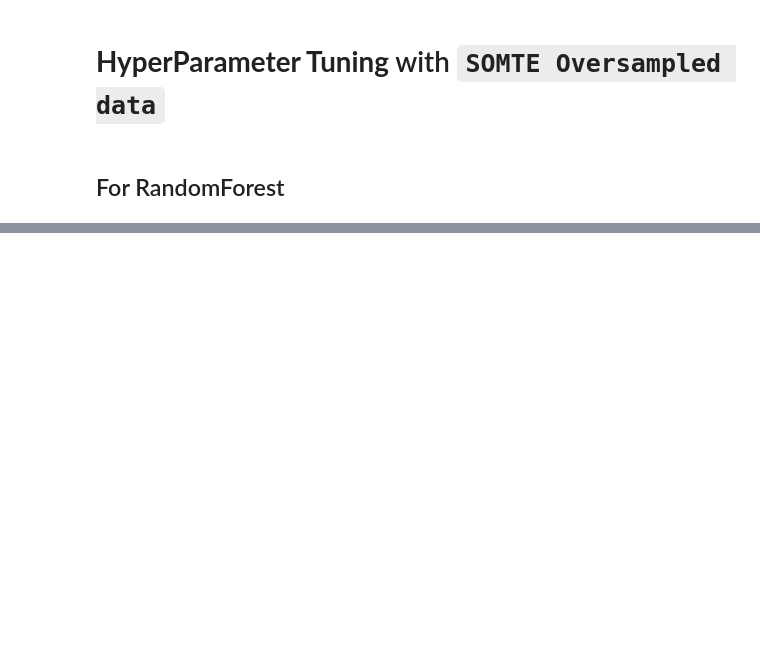
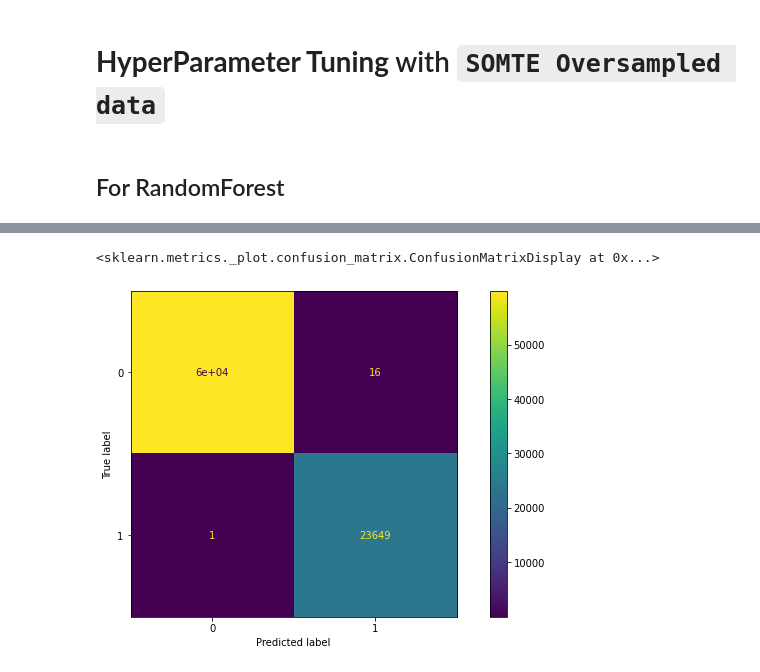
Before and after one commit to WazedKhan/Thesis-Fraud, a Jupyter notebook: Fraud De.ipynb, the cells around one changed output, grey strips where cells are left out. Drawn from its saved outputs; the diff is of its cells as text; code cells hidden in the pictures; blank space fills up the shorter version.

```diff
--- a/Fraud De.ipynb
+++ b/Fraud De.ipynb
@@ -883,21 +885,21 @@ from sklearn.model_selection import GridSearchCV
 model_params = {
     'Random_Forset':{
         'model':RandomForestClassifier(),
-        'params':{'criterion': ['entropy', 'gini'],
-               'max_depth': list(np.linspace(10, 1200, 10, dtype = int)) + [None],
-               'max_features': ['auto', 'sqrt','log2', None],
-               'min_samples_leaf': [4, 6, 8, 12],
-               'min_samples_split': [5, 7, 10, 14],
-               'n_estimators': list(np.linspace(151, 1200, 10, dtype = int))}
+        'params':{
+            'n_estimators':[10],
+            'criterion':['gini', 'entropy'],
+            #'max_features':['auto', 'sqrt', 'log2']
+        }
     }
 }
 # %%
 scores = []
 
 for model_name, model_par in model_params.items():
-    clf = GridSearchCV(model_par['model'],model_par['params'], cv=50, return_train_score=False)
+    clf = GridSearchCV(model_par['model'],model_par['params'], cv=5, return_train_score=False)
+    print(f'Training with Parameter:  {model_par}')
     clf.fit(X_train, y_train)
-    predict(model_par['model'],X_train, y_train, X_test, y_test)
+    #predict(model_par['model'],X_train, y_train, X_test, y_test)
     scores.append({
         'model':model_name,
         'best_params':clf.best_params_,
@@ -908,0 +988,5 @@ Model_df
+# %%
+plot_confusion_matrix(RandomForestClassifier(n_estimators=400, criterion='entropy').fit(X_train, y_train), X_test, y_test)
+# %% [output]
+<sklearn.metrics._plot.confusion_matrix.ConfusionMatrixDisplay at 0x...>
+[figure, added]
```
Also changed, not shown: parts of 45 cells of this notebook, 1 other file.
